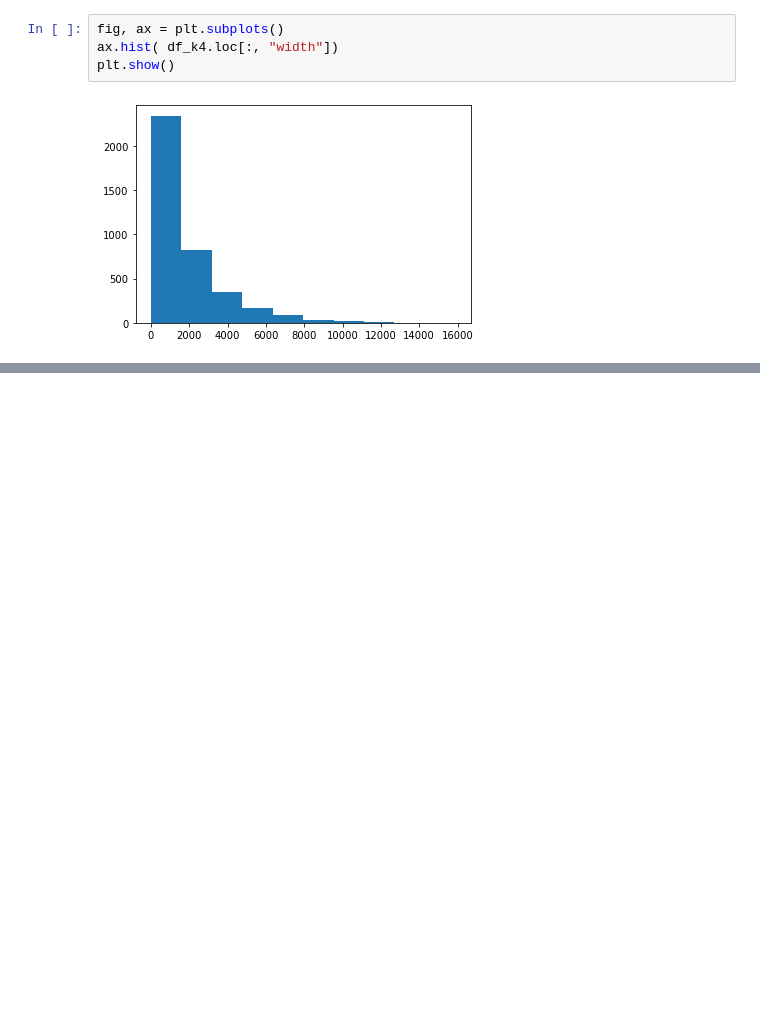
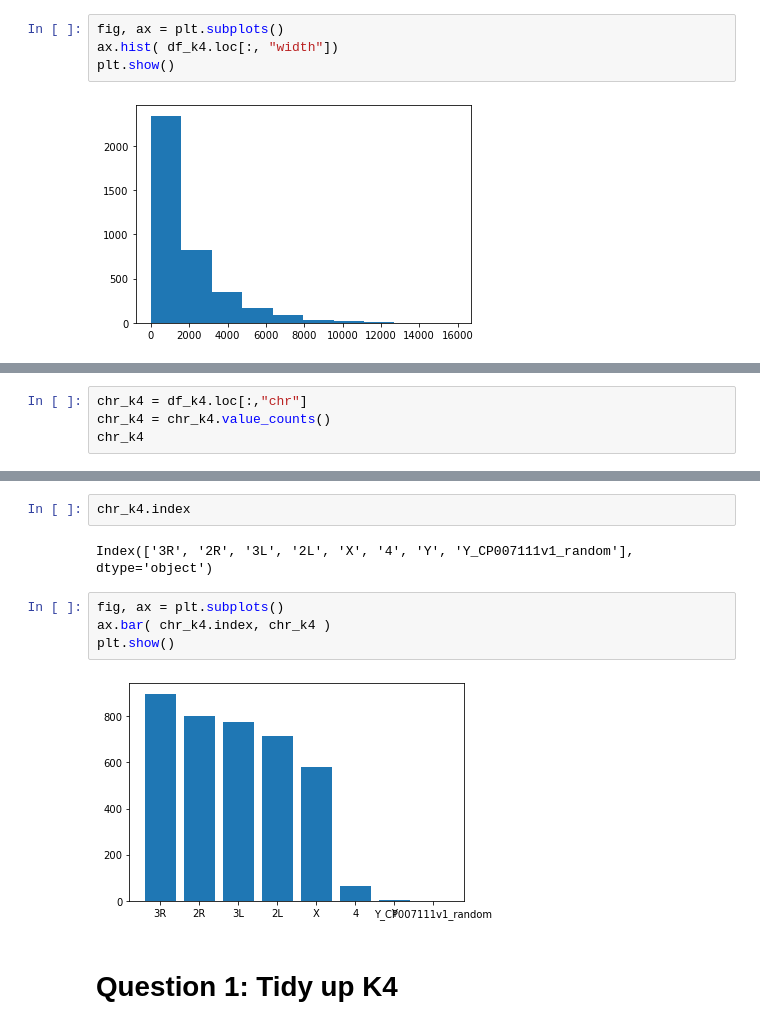
Before and after one commit to GiannaTricola/qbb2020-answers, a Jupyter notebook: day1-morning/02_bed_features.ipynb, the cells around one changed output, grey strips where cells are left out. Drawn from its saved outputs; the diff is of its cells as text; blank space fills up the shorter version.

```diff
--- a/day1-morning/02_bed_features.ipynb
+++ b/day1-morning/02_bed_features.ipynb
@@ -53,0 +109,4 @@ plt.show()
+# %%
+chr_k4 = df_k4.loc[:,"chr"]
+chr_k4 = chr_k4.value_counts()
+chr_k4
@@ -53,0 +142,12 @@ plt.show()
+# %%
+chr_k4.index
+# %% [output]
+Index(['3R', '2R', '3L', '2L', 'X', '4', 'Y', 'Y_CP007111v1_random'], dtype='object')
+# %%
+fig, ax = plt.subplots()
+ax.bar( chr_k4.index, chr_k4 )
+plt.show()
+# %% [output]
+[figure, added]
+# %% [markdown]
+# Question 1: Tidy up K4
```
Also changed, not shown: parts of 31 cells of this notebook.
